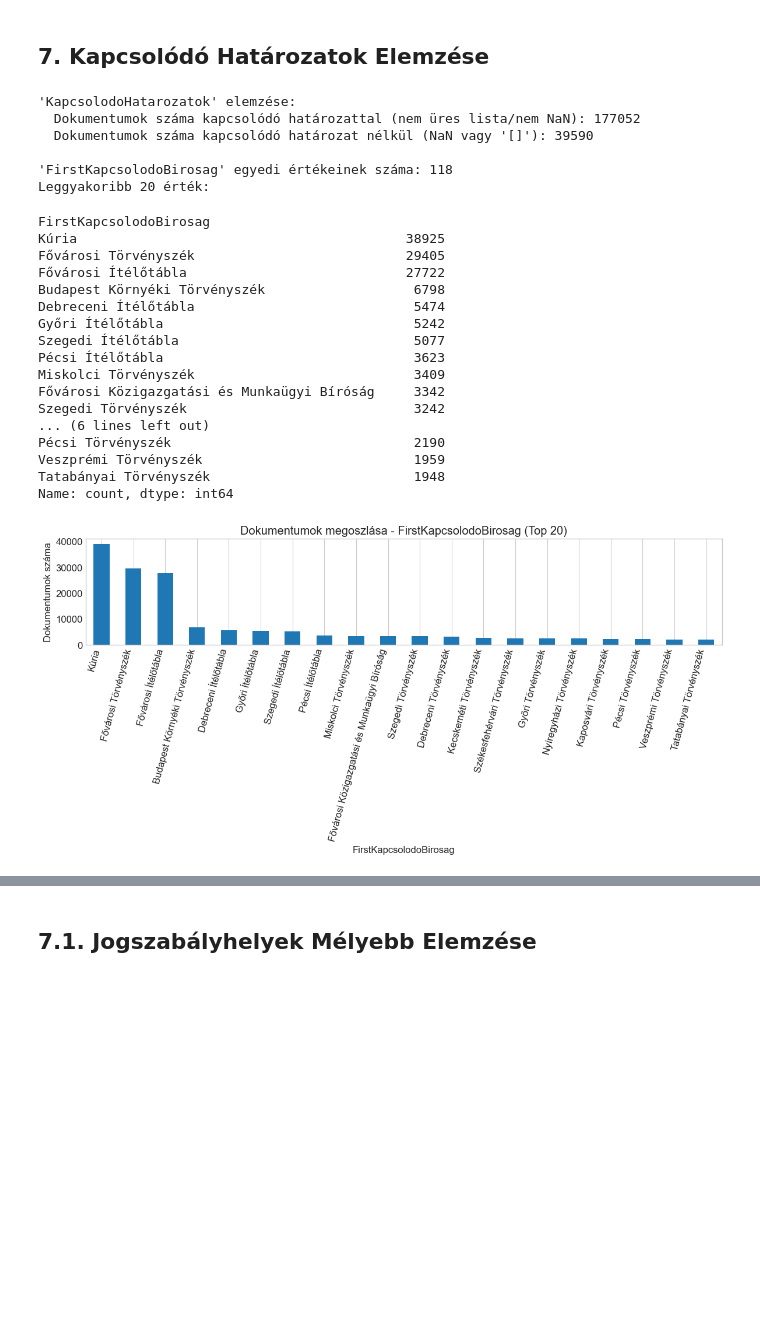
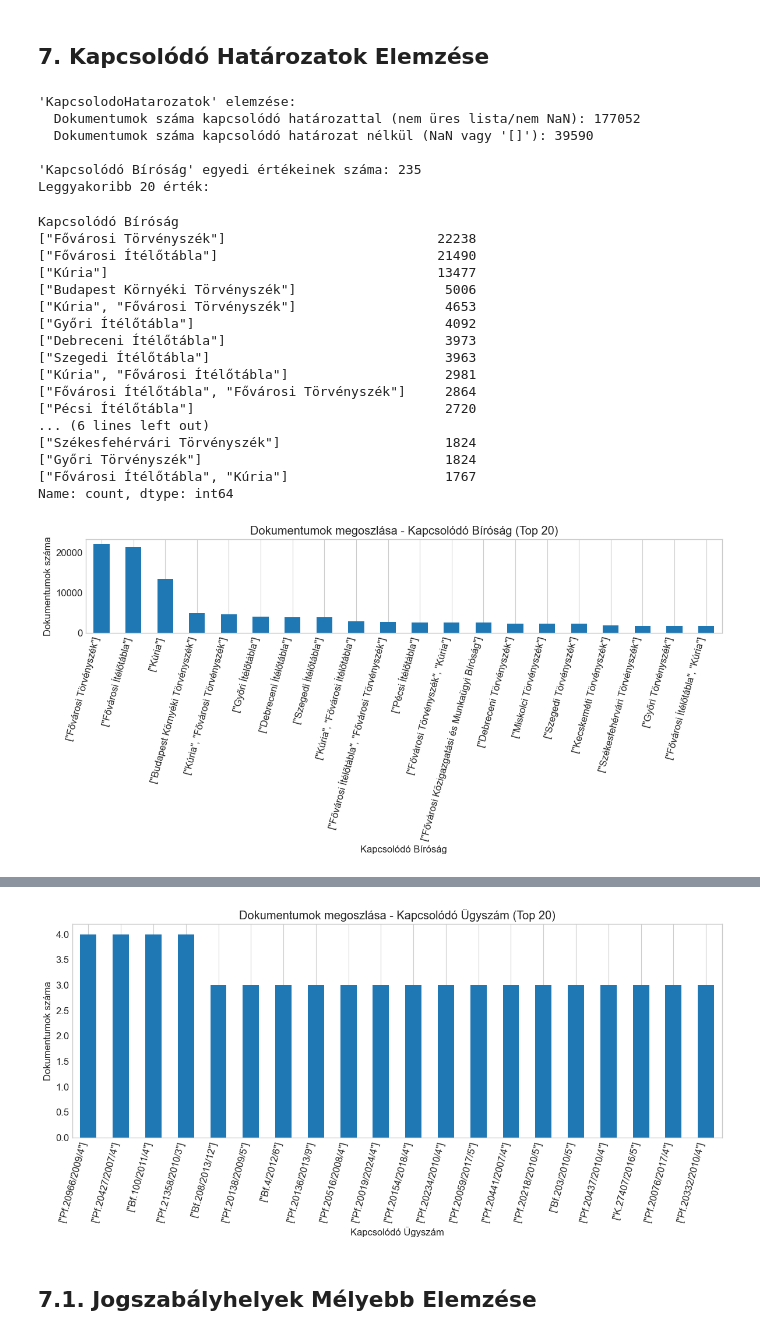
Before and after one commit to ZeleMate/Szakdolgozat, a Jupyter notebook: notebooks/eda_birosagi_hatarozatok.ipynb, the cells around one changed output, grey strips where cells are left out. Drawn from its saved outputs; the diff is of its cells as text; code cells hidden in the pictures; blank space fills up the shorter version.

```diff
--- a/notebooks/eda_birosagi_hatarozatok.ipynb
+++ b/notebooks/eda_birosagi_hatarozatok.ipynb
@@ -383,23 +409,31 @@ if 'df' in locals() and 'text_length' in df.columns:
 # %%
 if 'df' in locals() and 'HatarozatEve_num' in df.columns and 'JogTerulet' in df.columns:
     print("\nJogterületek gyakoriságának változása az évek során:")
-    valid_years_mask = (df['HatarozatEve_num'] >= 2005) & (df['HatarozatEve_num'] <= pd.Timestamp.now().year)
+    # Ensure HatarozatEve_num is Int64 before filtering
+    if not pd.api.types.is_integer_dtype(df['HatarozatEve_num']):
+         df['HatarozatEve_num'] = pd.to_numeric(df['HatarozatEve'], errors='coerce').astype('Int64')
+
+    min_analysis_year = 2005
+    current_year = pd.Timestamp.now().year
+    valid_years_mask = (df['HatarozatEve_num'] >= min_analysis_year) & (df['HatarozatEve_num'] <= current_year)
     top_m_jogterulet = 5
     top_jogteruletek = df['JogTerulet'].value_counts().nlargest(top_m_jogterulet).index
     df_filtered_time = df[valid_years_mask & df['JogTerulet'].isin(top_jogteruletek)].copy()
-    trends = df_filtered_time.groupby(['HatarozatEve_num', 'JogTerulet']).size().unstack(fill_value=0)
-    if not trends.empty:
+
+    if not df_filtered_time.empty:
+        trends = df_filtered_time.groupby(['HatarozatEve_num', 'JogTerulet']).size().unstack(fill_value=0)
         plt.figure(figsize=(15, 8))
-        trends.plot(kind='line', ax=plt.gca())
-        plt.title(f'Leggyakoribb {top_m_jogterulet} jogterülethez tartozó dokumentumok számának alakulása évente')
+        trends.plot(kind='line', marker='o', ax=plt.gca()) # Added marker for clarity
+        plt.title(f'Leggyakoribb {top_m_jogterulet} jogterülethez tartozó dokumentumok számának alakulása évente ({min_analysis_year}-{current_year})')
         plt.xlabel('Határozathozatal Éve')
         plt.ylabel('Dokumentumok száma')
-        plt.xlim(2005, pd.Timestamp.now().year)  # Set x-axis limits to start from 2005
+        plt.xticks(range(min_analysis_year, current_year + 1, max(1, (current_year - min_analysis_year) // 15))) # Adjust tick frequency
+        plt.xlim(min_analysis_year - 0.5, current_year + 0.5) # Adjust xlim slightly
         plt.legend(title='Jogterület')
         plt.grid(True)
         plt.tight_layout()
         plt.show()
     else:
-        print("Nem található elég adat a jogterületek időbeli trendjének vizsgálatához.")
+        print(f"Nem található elég adat a top {top_m_jogterulet} jogterület időbeli trendjének vizsgálatához {min_analysis_year} óta.")
 # %% [output]
 Jogterületek gyakoriságának változása az évek során:
@@ -465,53 +499,56 @@ Name: count, dtype: int64
 # %%
 if 'df' in locals():
     # KapcsolodoHatarozatok (JSON stringként tárolva)
     if 'KapcsolodoHatarozatok' in df.columns:
         print("\n'KapcsolodoHatarozatok' elemzése:")
         # Számoljuk, hány rekordnak van nem-üres/nem-null kapcs. hat. listája
         # Feltételezzük, hogy a preprocess script NaN-t, '[]'-t vagy más stringet/listát menthet
         # Ez a sor ellenőrzi, hogy az érték nem NaN ÉS nem az üres lista string reprezentációja
         has_related = df['KapcsolodoHatarozatok'].notna() & (df['KapcsolodoHatarozatok'] != '[]')
         print(f"  Dokumentumok száma kapcsolódó határozattal (nem üres lista/nem NaN): {has_related.sum()}")
         print(f"  Dokumentumok száma kapcsolódó határozat nélkül (NaN vagy '[]'): {len(df) - has_related.sum()}")
     else:
         print("\n'KapcsolodoHatarozatok' oszlop nem található.")
 
     # Első kapcsolódó bíróság elemzése
-    if 'FirstKapcsolodoBirosag' in df.columns:
-        plot_top_categories(df, 'FirstKapcsolodoBirosag', top_n=20)
+    if 'Kapcsolódó Bíróság' in df.columns:
+        plot_top_categories(df, 'Kapcsolódó Bíróság', top_n=20)
     else:
-        print("\n'FirstKapcsolodoBirosag' oszlop nem található.")
+        print("\n'Kapcsolódó Bíróság' oszlop nem található.")
 
-    # Első kapcsolódó ügyszám elemzése (csak a jelenlétét nézzük)
-    if 'FirstKapcsolodoUgyszam' in df.columns:
-        print("\n'FirstKapcsolodoUgyszam' elemzése:")
-        has_first_ugyszam = df['FirstKapcsolodoUgyszam'].notna().sum()
-        print(f"  Dokumentumok száma első kapcsolódó ügyszámmal: {has_first_ugyszam}")
-        print(f"  Dokumentumok száma első kapcsolódó ügyszám nélkül: {len(df) - has_first_ugyszam}")
+    # Első kapcsolódó ügyszám elemzése
+    if 'Kapcsolódó Ügyszám' in df.columns:
+        print("\n'Kapcsolódó Ügyszám' elemzése:")
+        # Először csak a jelenlétét nézzük
+        has_all_ugyszam = df['Kapcsolódó Ügyszám'].notna().sum()
+        print(f"  Dokumentumok száma első kapcsolódó ügyszámmal: {has_all_ugyszam}")
+        print(f"  Dokumentumok száma első kapcsolódó ügyszám nélkül: {len(df) - has_all_ugyszam}")
+        # Most vizualizáljuk a leggyakoribb ügyszámokat
+        plot_top_categories(df, 'Kapcsolódó Ügyszám', top_n=20)
     else:
-        print("\n'FirstKapcsolodoUgyszam' oszlop nem található.")
+        print("\n'Kapcsolódó Ügyszám' oszlop nem található.")
 # %% [output]
 'KapcsolodoHatarozatok' elemzése:
   Dokumentumok száma kapcsolódó határozattal (nem üres lista/nem NaN): 177052
   Dokumentumok száma kapcsolódó határozat nélkül (NaN vagy '[]'): 39590
 
-'FirstKapcsolodoBirosag' egyedi értékeinek száma: 118
+'Kapcsolódó Bíróság' egyedi értékeinek száma: 235
 Leggyakoribb 20 érték:
-FirstKapcsolodoBirosag
-Kúria                                          38925
-Fővárosi Törvényszék                           29405
-Fővárosi Ítélőtábla                            27722
-Budapest Környéki Törvényszék                   6798
-Debreceni Ítélőtábla                            5474
-Győri Ítélőtábla                                5242
-Szegedi Ítélőtábla                              5077
-Pécsi Ítélőtábla                                3623
-Miskolci Törvényszék                            3409
-Fővárosi Közigazgatási és Munkaügyi Bíróság     3342
-Szegedi Törvényszék                             3242
+Kapcsolódó Bíróság
+["Fővárosi Törvényszék"]                           22238
+["Fővárosi Ítélőtábla"]                            21490
+["Kúria"]                                          13477
+["Budapest Környéki Törvényszék"]                   5006
+["Kúria", "Fővárosi Törvényszék"]                   4653
+["Győri Ítélőtábla"]                                4092
+["Debreceni Ítélőtábla"]                            3973
+["Szegedi Ítélőtábla"]                              3963
+["Kúria", "Fővárosi Ítélőtábla"]                    2981
+["Fővárosi Ítélőtábla", "Fővárosi Törvényszék"]     2864
+["Pécsi Ítélőtábla"]                                2720
 ... (6 lines left out)
-Pécsi Törvényszék                               2190
-Veszprémi Törvényszék                           1959
-Tatabányai Törvényszék                          1948
+["Székesfehérvári Törvényszék"]                     1824
+["Győri Törvényszék"]                               1824
+["Fővárosi Ítélőtábla", "Kúria"]                    1767
 Name: count, dtype: int64
-[figure, old version]
+[figure, new version]
@@ -521,3 +578,4 @@ Name: count, dtype: int64
+[figure, added]
 # %% [markdown]
 ## 7.1. Jogszabályhelyek Mélyebb Elemzése
 # %%
```
Also changed, not shown: parts of 6 cells of this notebook, 2 other files.
